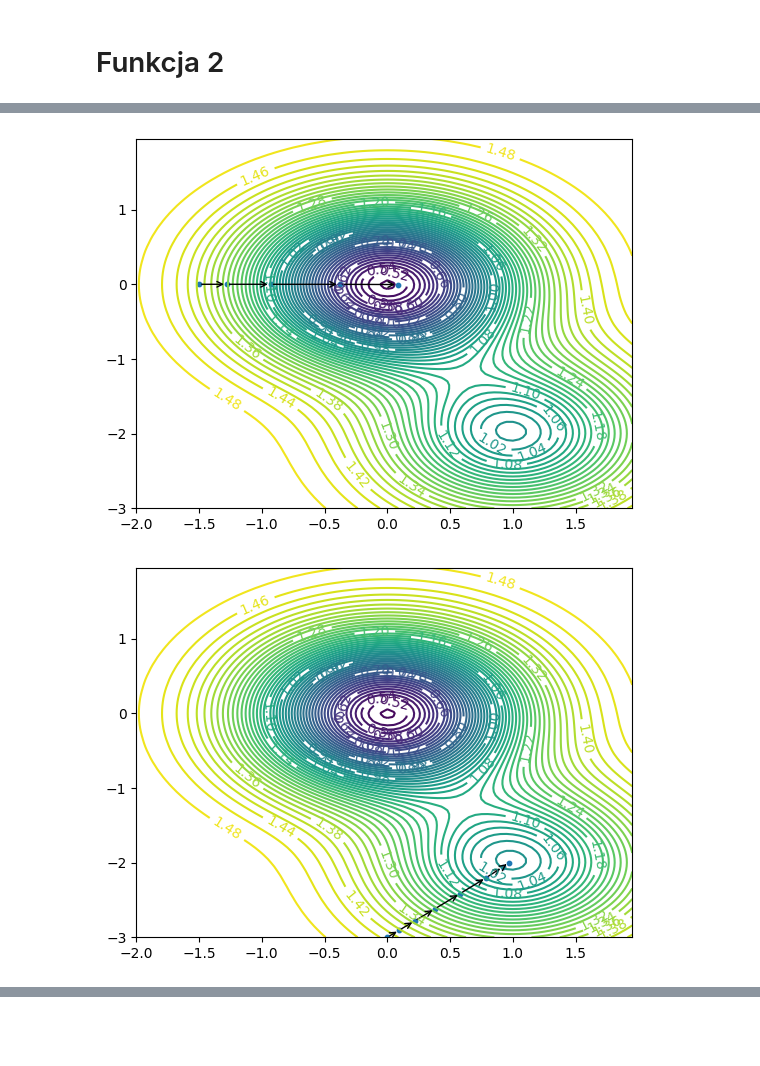
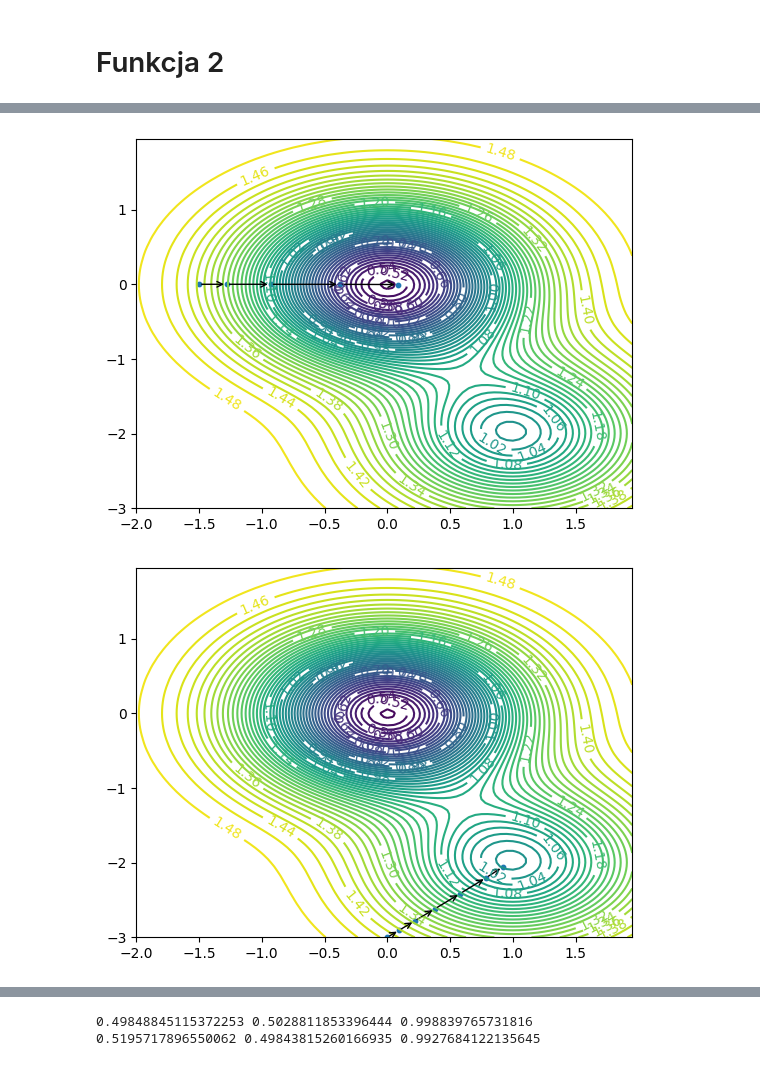
Before and after one commit to JakubDziegielewski/WSI_tutorials, a Jupyter notebook: zadanie_1b.ipynb, the cells around one changed output, grey strips where cells are left out. Drawn from its saved outputs; the diff is of its cells as text; code cells hidden in the pictures; blank space fills up the shorter version.

```diff
--- a/zadanie_1b.ipynb
+++ b/zadanie_1b.ipynb
@@ -92,7 +92,7 @@ class SimpleGradientDescent:
             plt.annotate('', xy=(self.trace[i][0], self.trace[i][1]), xytext=(self.trace[i-1][0], self.trace[i-1][1]), arrowprops={'arrowstyle':'->'})
           plt.scatter(self.trace[:,0], self.trace[:,1], s=10)
 
-    def calculate_func_vale(self, x1:float, x2:float) -> float:
+    def calculate_func_value(self, x1:float, x2:float) -> float:
         return(self.func(x1, x2))
 
     def calculate_func_grad(self, x1:float, x2:float) -> Tuple[float, float]:
@@ -108,17 +108,17 @@ class SimpleGradientDescent:
       x1 = x1_init
       x2 = x2_init
       self.trace = np.zeros(shape = (steps + 1, 2))
-      for i in range(steps):
-        self.trace[i][0] = x1
-        self.trace[i][1] = x2
+      for step in range(steps):
+        self.trace[step][0] = x1
+        self.trace[step][1] = x2
         (x1, x2) = self.gradient_descent_step(x1, x2)
+        if verbose > 0 and step % verbose == 0:
+          print(self.trace[step])
       self.trace[steps][0] = x1
       self.trace[steps][1] = x2
-      if verbose == 1:
-         print(self.trace)
       if plot:
-         self.plot_func()
-      return(self.calculate_func_vale(x1, x2))
+        self.plot_func()
+      return(self.calculate_func_value(x1, x2))
 # %% [markdown]
 # Funkcja 1
 # %%
@@ -143,22 +169,22 @@ res4 = s1.minimize(0, 1, 3, plot=True)
 # %%
 def func_two(x1: float, x2:float):
     return(1.5 - np.exp(- x1**2 - x2**2) - 0.5*np.exp(- (x1-1)**2 - (x2+2)**2))
 
 def grad_two(x1: float, x2:float):
     return(2* x1 * np.exp(- x1**2 - x2**2) + (x1 - 1) * np.exp(- (x1-1)**2 - (x2 + 2)**2),
            2* x2 * np.exp(- x1**2 - x2**2) + (x2 + 2) * np.exp(- (x1-1)**2 - (x2 + 2)**2))
 
-s2 = SimpleGradientDescent(func_two, grad_two, alpha= 0.7)
+f2_s1 = SimpleGradientDescent(func_two, grad_two, alpha=0.7)
+f2_s1_res1 = f2_s1.minimize(1, 1, 4, plot=True)
+f2_s1_res2 = f2_s1.minimize(-1.5, 0, 4, plot=True)
+f2_s1_res3 = f2_s1.minimize(0, -3, 6, plot=True)
 
-res1 = s2.minimize(1, 1, 4, plot = True)
-res2 = s2.minimize(-1.5, 0, 4, plot=True)
-res3 = s2.minimize(0, -3, 7, plot=True)
-
-s2_2 = SimpleGradientDescent(func_two, grad_two, alpha= 1.158)
-res4 = s2_2.minimize(-2, -3, 10**3, plot=True)
-
+f2_s2 = SimpleGradientDescent(func_two, grad_two, alpha=0.9)
+f2_s2_res1 = f2_s2.minimize(1, 1, 4)
+f2_s2_res2 = f2_s2.minimize(-1.5, 0, 4)
+f2_s2_res3 = f2_s2.minimize(0, -3, 6)
 #print(c)
 # %% [output]
 [figure]
 [figure]
-[figure, old version]
+[figure, new version]
@@ -165,0 +191,6 @@ res4 = s2_2.minimize(-2, -3, 10**3, plot=True)
+# %%
+print(f2_s1_res1, f2_s1_res2, f2_s1_res3)
+print(f2_s2_res1, f2_s2_res2, f2_s2_res3)
+# %% [output]
+0.49848845115372253 0.5028811853396444 0.998839765731816
+0.5195717896550062 0.49843815260166935 0.9927684122135645
```
Also changed, not shown: parts of 5 cells of this notebook.
